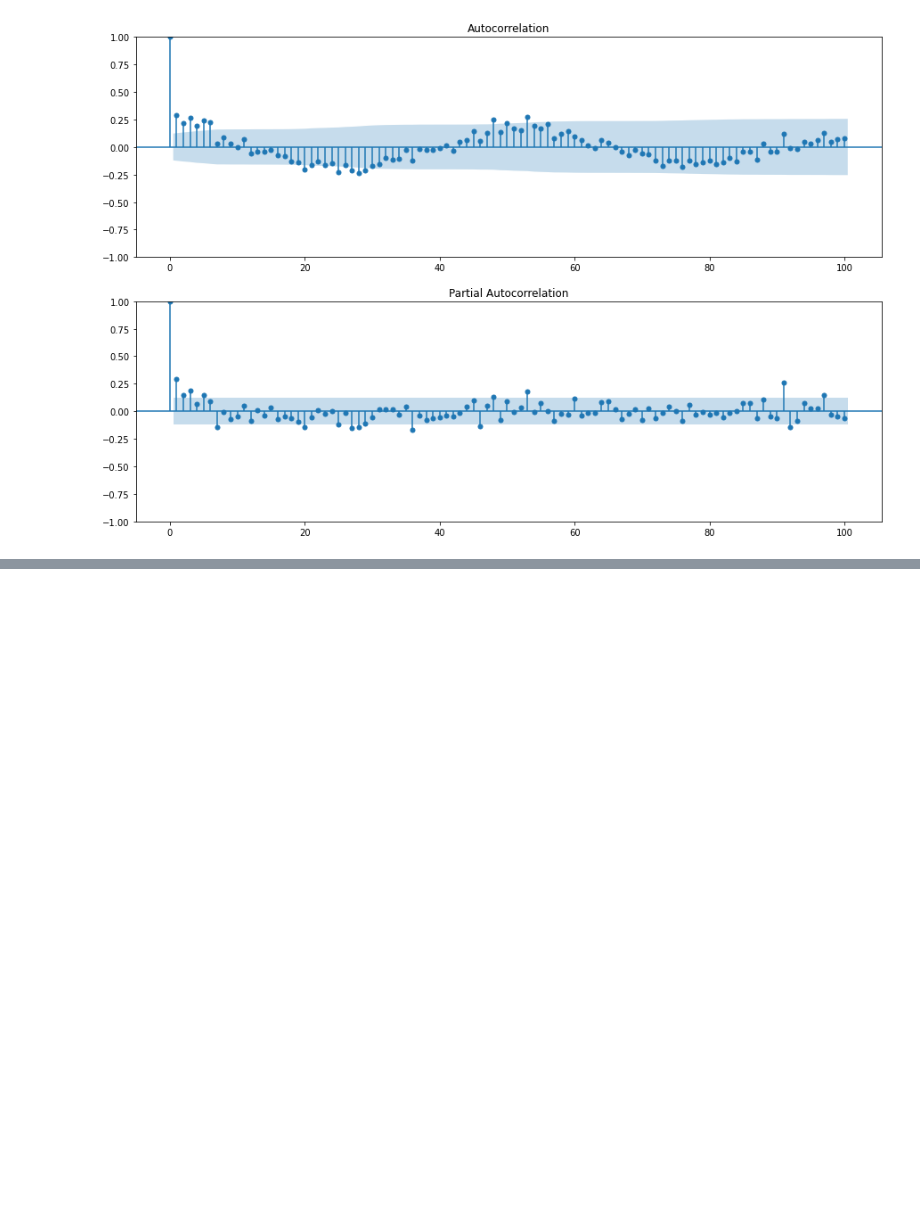
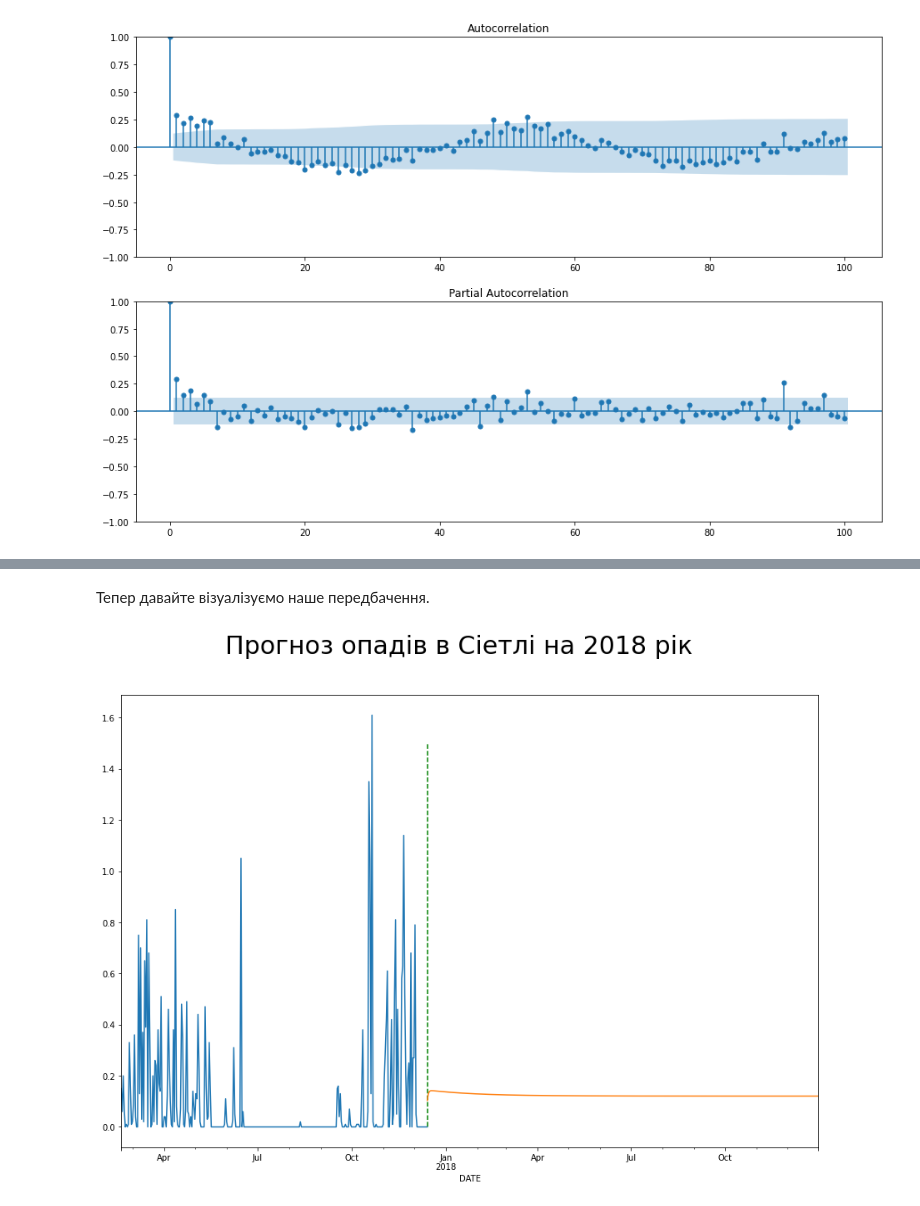
Before and after one commit to ErnestoFolting/dataAnalysisLab7, a Jupyter notebook: dataAnalysisLab7.ipynb, the cells around one changed output, grey strips where cells are left out. Saved outputs shown, nothing was run; the diff lists cells and outputs as text; code cells hidden in the pictures; blank space fills up the shorter version.

```diff
--- a/main.ipynb
+++ b/dataAnalysisLab7.ipynb
@@ -568,0 +571,5 @@ plt.show()
+# %%
+dataset['TMIN'] = (dataset['TMIN']-32)*5/9
+dataset['TMAX'] = (dataset['TMAX']-32)*5/9
+
+dataset[['TMIN','TMAX']].describe()
@@ -568,0 +608,3 @@ plt.show()
+# %%
+trainData = dataset['PRCP'].loc['2010-01-01':]
+trainData.describe()
@@ -568,0 +623,3 @@ plt.show()
+# %%
+model = smt.ARIMA(trainData,order = (3, 0, 1)).fit()
+model.summary()
@@ -568,0 +648,11 @@ plt.show()
+# %% [markdown]
+Тепер давайте візуалізуємо наше передбачення.
+# %%
+fig, ax = plt.subplots(figsize=(15,10))
+fig.suptitle('Прогноз опадів в Сіетлі на 2018 рік', fontsize = 30)
+ax = trainData.loc[trainData.index[-300:]].plot()
+ax.vlines(trainData.index[-1],0,1.5,linestyle='--',color='green',label='Prediction')
+ax = model.predict(trainData.index[-1],'2018-12-31',dynamic = True,plot_insample=False,ax=ax).plot()
+plt.show()
+# %% [output]
+[figure, added]
```
Also changed, not shown: parts of 13 cells of this notebook.
